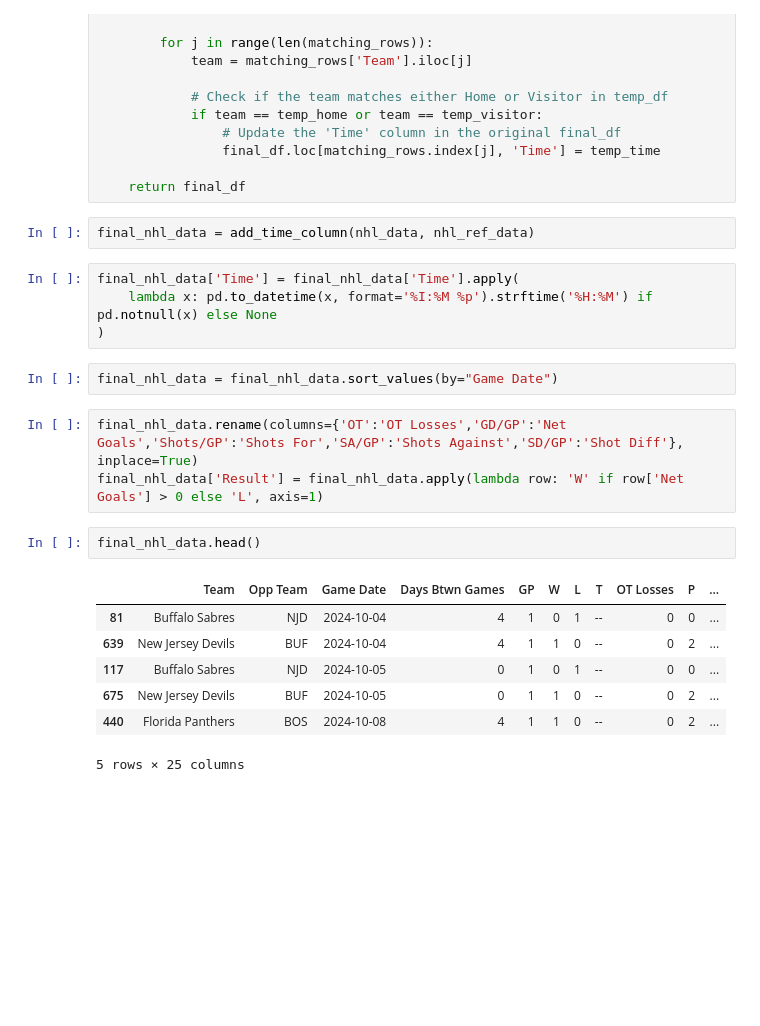
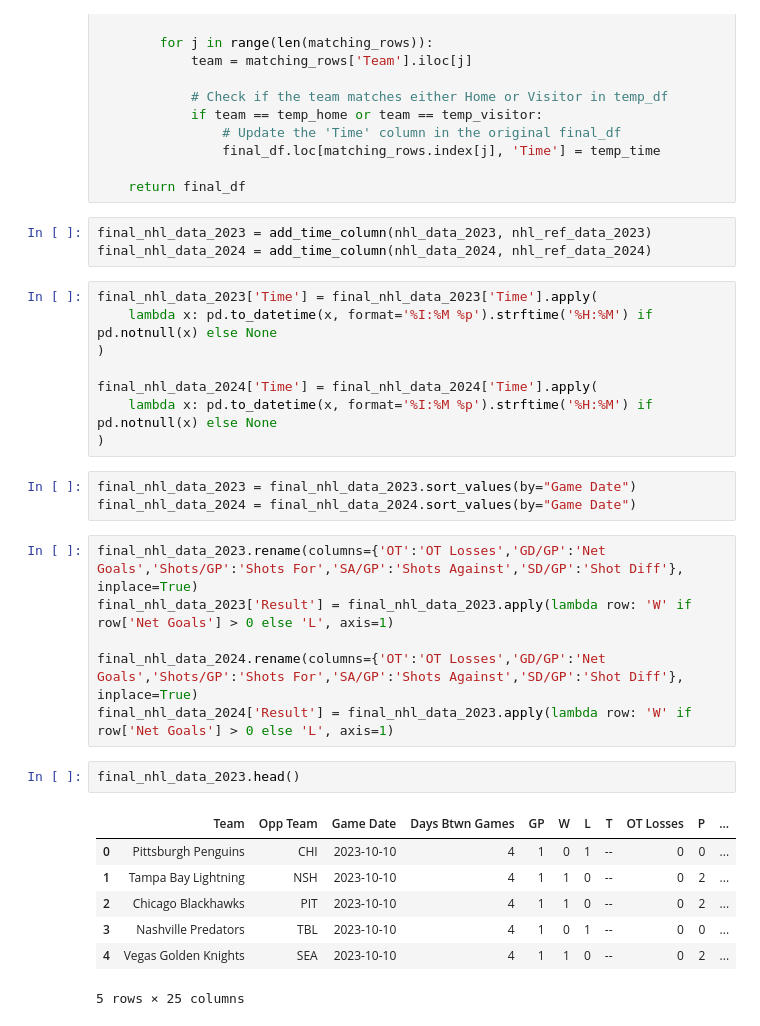
Before and after one commit to Griger2004/NHL_data_scraper, a Jupyter notebook: nhl_data_script.ipynb, the cells around one changed output. Drawn from its saved outputs; the diff is of its cells as text; blank space fills up the shorter version.

```diff
--- a/nhl_data_script.ipynb
+++ b/nhl_data_script.ipynb
@@ -123,23 +283,32 @@ def add_time_column(final_df, temp_df):
 
     return final_df
 # %%
-final_nhl_data = add_time_column(nhl_data, nhl_ref_data)
+final_nhl_data_2023 = add_time_column(nhl_data_2023, nhl_ref_data_2023)
+final_nhl_data_2024 = add_time_column(nhl_data_2024, nhl_ref_data_2024)
 # %%
-final_nhl_data['Time'] = final_nhl_data['Time'].apply(
+final_nhl_data_2023['Time'] = final_nhl_data_2023['Time'].apply(
     lambda x: pd.to_datetime(x, format='%I:%M %p').strftime('%H:%M') if pd.notnull(x) else None
 )
+
+final_nhl_data_2024['Time'] = final_nhl_data_2024['Time'].apply(
+    lambda x: pd.to_datetime(x, format='%I:%M %p').strftime('%H:%M') if pd.notnull(x) else None
+)
 # %%
-final_nhl_data = final_nhl_data.sort_values(by="Game Date")
+final_nhl_data_2023 = final_nhl_data_2023.sort_values(by="Game Date")
+final_nhl_data_2024 = final_nhl_data_2024.sort_values(by="Game Date")
 # %%
-final_nhl_data.rename(columns={'OT':'OT Losses','GD/GP':'Net Goals','Shots/GP':'Shots For','SA/GP':'Shots Against','SD/GP':'Shot Diff'}, inplace=True)
-final_nhl_data['Result'] = final_nhl_data.apply(lambda row: 'W' if row['Net Goals'] > 0 else 'L', axis=1)
+final_nhl_data_2023.rename(columns={'OT':'OT Losses','GD/GP':'Net Goals','Shots/GP':'Shots For','SA/GP':'Shots Against','SD/GP':'Shot Diff'}, inplace=True)
+final_nhl_data_2023['Result'] = final_nhl_data_2023.apply(lambda row: 'W' if row['Net Goals'] > 0 else 'L', axis=1)
+
+final_nhl_data_2024.rename(columns={'OT':'OT Losses','GD/GP':'Net Goals','Shots/GP':'Shots For','SA/GP':'Shots Against','SD/GP':'Shot Diff'}, inplace=True)
+final_nhl_data_2024['Result'] = final_nhl_data_2023.apply(lambda row: 'W' if row['Net Goals'] > 0 else 'L', axis=1)
 # %%
-final_nhl_data.head()
+final_nhl_data_2023.head()
 # %% [output]
 |  | Team | Opp Team | Game Date | Days Btwn Games | GP | W | L | T | OT Losses | P | ... |
-| 81 | Buffalo Sabres | NJD | 2024-10-04 | 4 | 1 | 0 | 1 | -- | 0 | 0 | ... |
-| 639 | New Jersey Devils | BUF | 2024-10-04 | 4 | 1 | 1 | 0 | -- | 0 | 2 | ... |
-| 117 | Buffalo Sabres | NJD | 2024-10-05 | 0 | 1 | 0 | 1 | -- | 0 | 0 | ... |
-| 675 | New Jersey Devils | BUF | 2024-10-05 | 0 | 1 | 1 | 0 | -- | 0 | 2 | ... |
-| 440 | Florida Panthers | BOS | 2024-10-08 | 4 | 1 | 1 | 0 | -- | 0 | 2 | ... |
+| 0 | Pittsburgh Penguins | CHI | 2023-10-10 | 4 | 1 | 0 | 1 | -- | 0 | 0 | ... |
+| 1 | Tampa Bay Lightning | NSH | 2023-10-10 | 4 | 1 | 1 | 0 | -- | 0 | 2 | ... |
+| 2 | Chicago Blackhawks | PIT | 2023-10-10 | 4 | 1 | 1 | 0 | -- | 0 | 2 | ... |
+| 3 | Nashville Predators | TBL | 2023-10-10 | 4 | 1 | 0 | 1 | -- | 0 | 0 | ... |
+| 4 | Vegas Golden Knights | SEA | 2023-10-10 | 4 | 1 | 1 | 0 | -- | 0 | 2 | ... |
 5 rows × 25 columns
```
Also changed, not shown: parts of 38 cells of this notebook, 5 other files.
